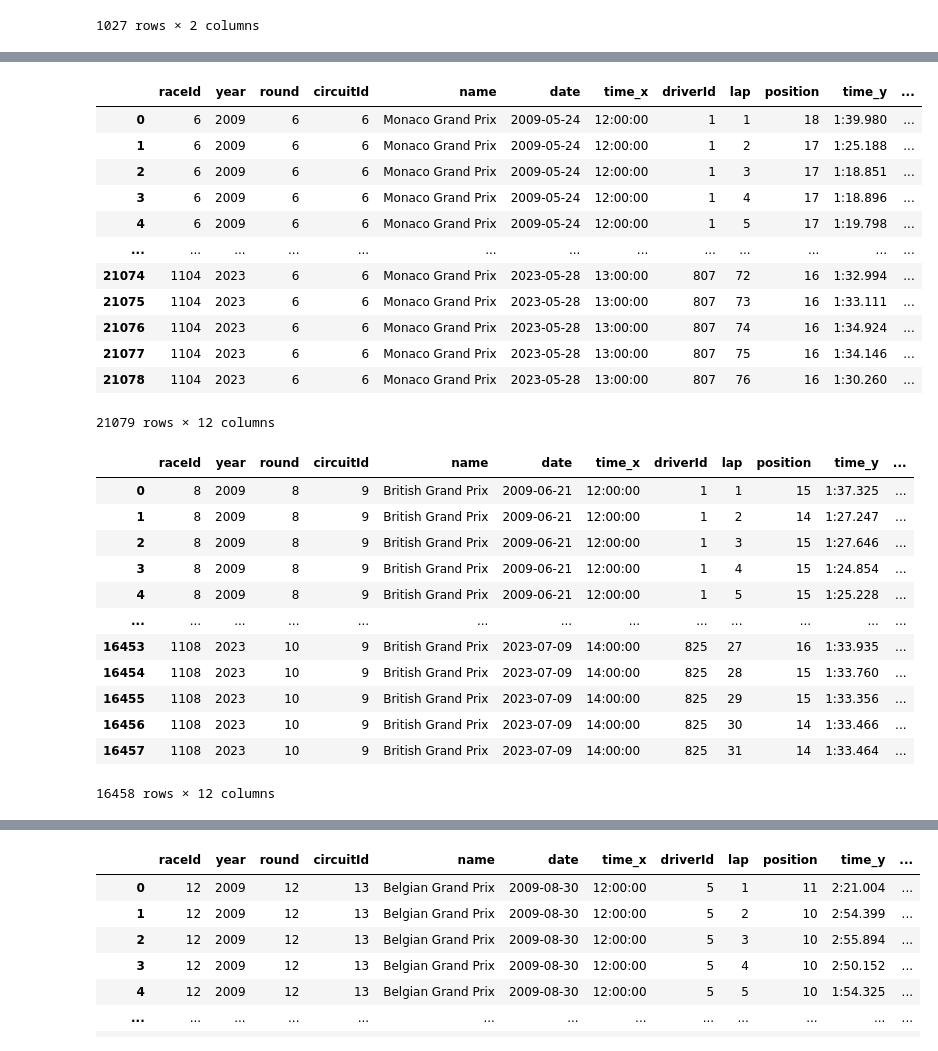
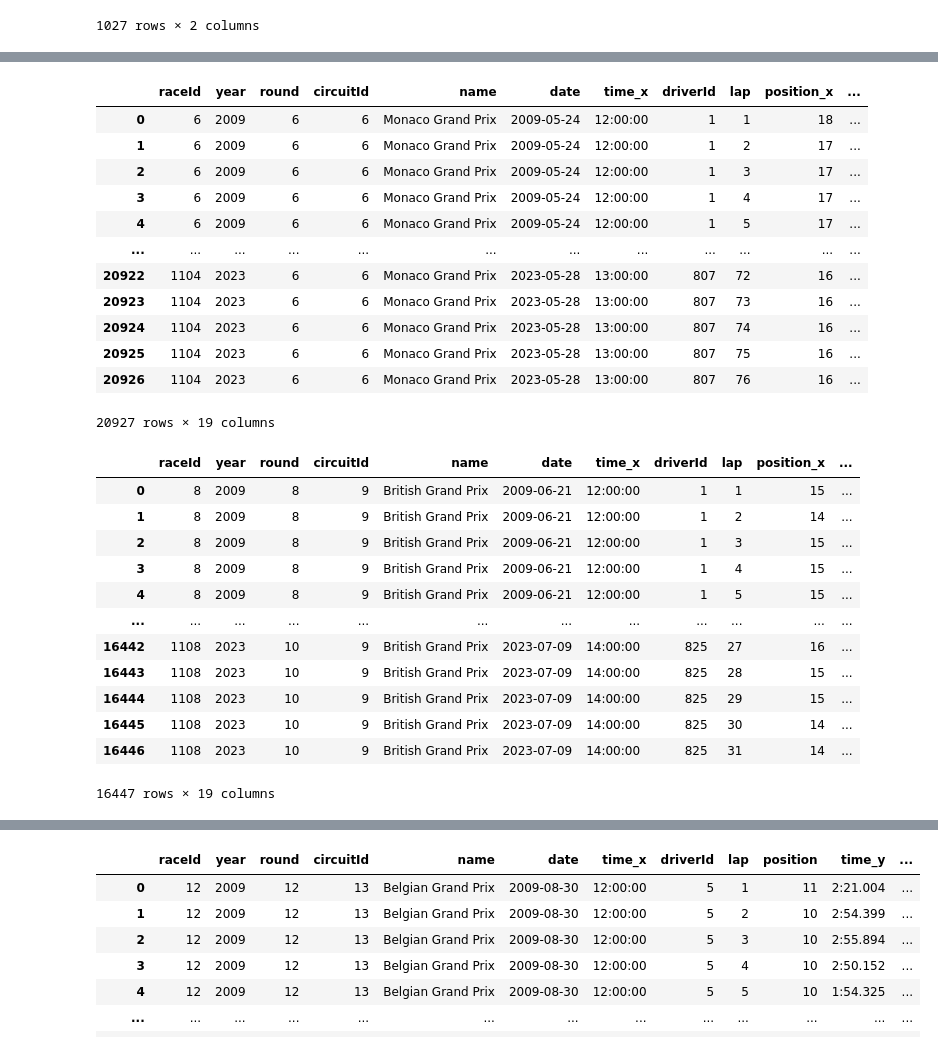
Before and after one commit to n8taylor/cs5830_final_project, a Jupyter notebook: finalProject.ipynb, the cells around one changed output, grey strips where cells are left out. Cells and saved outputs as stored; diff of their text form; code cells hidden in the pictures.

```diff
--- a/finalProject.ipynb
+++ b/finalProject.ipynb
@@ -389,7 +389,12 @@ australian_circuit = australian_circuit[australian_circuit.year >= 2008]
 australian_circuit.drop(['url', 'fp1_date','fp1_time', 'fp2_date', 'fp2_time', 'fp3_date', 'fp3_time', 'quali_date', 'quali_time', 'sprint_date', 'sprint_time'], axis=1,  inplace=True)
 
 lap_times = pd.read_csv('lap_times.csv')
+qualifying = pd.read_csv('qualifying.csv')
 
-merged_australian_circuit =  pd.merge(australian_circuit, lap_times, on='raceId')
+merger = ['raceId', 'driverId']
+
+australian_circuit =  pd.merge(australian_circuit, lap_times, on='raceId')
+
+merged_australian_circuit = pd.merge(australian_circuit, qualifying, on=merger)
 display(merged_australian_circuit)
 # %% [output]
@@ -452,45 +465,53 @@ display(merged_spanish_circuit)
 # %%
 monaco_circuit = races.loc[races['circuitId'] == 6]
 monaco_circuit = monaco_circuit[monaco_circuit.year >= 2008]
 monaco_circuit.drop(['url', 'fp1_date','fp1_time', 'fp2_date', 'fp2_time', 'fp3_date', 'fp3_time', 'quali_date', 'quali_time', 'sprint_date', 'sprint_time'], axis=1,  inplace=True)
 
-merged_monaco_circuit =  pd.merge(monaco_circuit, lap_times, on='raceId')
+merger = ['raceId', 'driverId']
+
+monaco_circuit =  pd.merge(monaco_circuit, lap_times, on='raceId')
+
+merged_monaco_circuit = pd.merge(monaco_circuit, qualifying, on=merger)
 display(merged_monaco_circuit)
 # %% [output]
-|  | raceId | year | round | circuitId | name | date | time_x | driverId | lap | position | time_y | ... |
-| 0 | 6 | 2009 | 6 | 6 | Monaco Grand Prix | 2009-05-24 | 12:00:00 | 1 | 1 | 18 | 1:39.980 | ... |
-| 1 | 6 | 2009 | 6 | 6 | Monaco Grand Prix | 2009-05-24 | 12:00:00 | 1 | 2 | 17 | 1:25.188 | ... |
-| 2 | 6 | 2009 | 6 | 6 | Monaco Grand Prix | 2009-05-24 | 12:00:00 | 1 | 3 | 17 | 1:18.851 | ... |
-| 3 | 6 | 2009 | 6 | 6 | Monaco Grand Prix | 2009-05-24 | 12:00:00 | 1 | 4 | 17 | 1:18.896 | ... |
-| 4 | 6 | 2009 | 6 | 6 | Monaco Grand Prix | 2009-05-24 | 12:00:00 | 1 | 5 | 17 | 1:19.798 | ... |
-| ... | ... | ... | ... | ... | ... | ... | ... | ... | ... | ... | ... | ... |
-| 21074 | 1104 | 2023 | 6 | 6 | Monaco Grand Prix | 2023-05-28 | 13:00:00 | 807 | 72 | 16 | 1:32.994 | ... |
-| 21075 | 1104 | 2023 | 6 | 6 | Monaco Grand Prix | 2023-05-28 | 13:00:00 | 807 | 73 | 16 | 1:33.111 | ... |
-| 21076 | 1104 | 2023 | 6 | 6 | Monaco Grand Prix | 2023-05-28 | 13:00:00 | 807 | 74 | 16 | 1:34.924 | ... |
-| 21077 | 1104 | 2023 | 6 | 6 | Monaco Grand Prix | 2023-05-28 | 13:00:00 | 807 | 75 | 16 | 1:34.146 | ... |
-| 21078 | 1104 | 2023 | 6 | 6 | Monaco Grand Prix | 2023-05-28 | 13:00:00 | 807 | 76 | 16 | 1:30.260 | ... |
+|  | raceId | year | round | circuitId | name | date | time_x | driverId | lap | position_x | ... |
+| 0 | 6 | 2009 | 6 | 6 | Monaco Grand Prix | 2009-05-24 | 12:00:00 | 1 | 1 | 18 | ... |
+| 1 | 6 | 2009 | 6 | 6 | Monaco Grand Prix | 2009-05-24 | 12:00:00 | 1 | 2 | 17 | ... |
+| 2 | 6 | 2009 | 6 | 6 | Monaco Grand Prix | 2009-05-24 | 12:00:00 | 1 | 3 | 17 | ... |
+| 3 | 6 | 2009 | 6 | 6 | Monaco Grand Prix | 2009-05-24 | 12:00:00 | 1 | 4 | 17 | ... |
+| 4 | 6 | 2009 | 6 | 6 | Monaco Grand Prix | 2009-05-24 | 12:00:00 | 1 | 5 | 17 | ... |
+| ... | ... | ... | ... | ... | ... | ... | ... | ... | ... | ... | ... |
+| 20922 | 1104 | 2023 | 6 | 6 | Monaco Grand Prix | 2023-05-28 | 13:00:00 | 807 | 72 | 16 | ... |
+| 20923 | 1104 | 2023 | 6 | 6 | Monaco Grand Prix | 2023-05-28 | 13:00:00 | 807 | 73 | 16 | ... |
+| 20924 | 1104 | 2023 | 6 | 6 | Monaco Grand Prix | 2023-05-28 | 13:00:00 | 807 | 74 | 16 | ... |
+| 20925 | 1104 | 2023 | 6 | 6 | Monaco Grand Prix | 2023-05-28 | 13:00:00 | 807 | 75 | 16 | ... |
+| 20926 | 1104 | 2023 | 6 | 6 | Monaco Grand Prix | 2023-05-28 | 13:00:00 | 807 | 76 | 16 | ... |
-21079 rows × 12 columns
+20927 rows × 19 columns
 # %%
 british_circuit = races.loc[races['circuitId'] == 9]
 british_circuit = british_circuit[british_circuit.year >= 2008]
 british_circuit.drop(['url', 'fp1_date','fp1_time', 'fp2_date', 'fp2_time', 'fp3_date', 'fp3_time', 'quali_date', 'quali_time', 'sprint_date', 'sprint_time'], axis=1,  inplace=True)
 
-merged_british_circuit =  pd.merge(british_circuit, lap_times, on='raceId')
+merger = ['raceId', 'driverId']
+
+british_circuit =  pd.merge(british_circuit, lap_times, on='raceId')
+
+merged_british_circuit = pd.merge(british_circuit, qualifying, on=merger)
 display(merged_british_circuit)
 # %% [output]
-|  | raceId | year | round | circuitId | name | date | time_x | driverId | lap | position | time_y | ... |
-| 0 | 8 | 2009 | 8 | 9 | British Grand Prix | 2009-06-21 | 12:00:00 | 1 | 1 | 15 | 1:37.325 | ... |
-| 1 | 8 | 2009 | 8 | 9 | British Grand Prix | 2009-06-21 | 12:00:00 | 1 | 2 | 14 | 1:27.247 | ... |
-| 2 | 8 | 2009 | 8 | 9 | British Grand Prix | 2009-06-21 | 12:00:00 | 1 | 3 | 15 | 1:27.646 | ... |
-| 3 | 8 | 2009 | 8 | 9 | British Grand Prix | 2009-06-21 | 12:00:00 | 1 | 4 | 15 | 1:24.854 | ... |
-| 4 | 8 | 2009 | 8 | 9 | British Grand Prix | 2009-06-21 | 12:00:00 | 1 | 5 | 15 | 1:25.228 | ... |
-| ... | ... | ... | ... | ... | ... | ... | ... | ... | ... | ... | ... | ... |
-| 16453 | 1108 | 2023 | 10 | 9 | British Grand Prix | 2023-07-09 | 14:00:00 | 825 | 27 | 16 | 1:33.935 | ... |
-| 16454 | 1108 | 2023 | 10 | 9 | British Grand Prix | 2023-07-09 | 14:00:00 | 825 | 28 | 15 | 1:33.760 | ... |
-| 16455 | 1108 | 2023 | 10 | 9 | British Grand Prix | 2023-07-09 | 14:00:00 | 825 | 29 | 15 | 1:33.356 | ... |
-| 16456 | 1108 | 2023 | 10 | 9 | British Grand Prix | 2023-07-09 | 14:00:00 | 825 | 30 | 14 | 1:33.466 | ... |
-| 16457 | 1108 | 2023 | 10 | 9 | British Grand Prix | 2023-07-09 | 14:00:00 | 825 | 31 | 14 | 1:33.464 | ... |
+|  | raceId | year | round | circuitId | name | date | time_x | driverId | lap | position_x | ... |
+| 0 | 8 | 2009 | 8 | 9 | British Grand Prix | 2009-06-21 | 12:00:00 | 1 | 1 | 15 | ... |
+| 1 | 8 | 2009 | 8 | 9 | British Grand Prix | 2009-06-21 | 12:00:00 | 1 | 2 | 14 | ... |
+| 2 | 8 | 2009 | 8 | 9 | British Grand Prix | 2009-06-21 | 12:00:00 | 1 | 3 | 15 | ... |
+| 3 | 8 | 2009 | 8 | 9 | British Grand Prix | 2009-06-21 | 12:00:00 | 1 | 4 | 15 | ... |
+| 4 | 8 | 2009 | 8 | 9 | British Grand Prix | 2009-06-21 | 12:00:00 | 1 | 5 | 15 | ... |
+| ... | ... | ... | ... | ... | ... | ... | ... | ... | ... | ... | ... |
+| 16442 | 1108 | 2023 | 10 | 9 | British Grand Prix | 2023-07-09 | 14:00:00 | 825 | 27 | 16 | ... |
+| 16443 | 1108 | 2023 | 10 | 9 | British Grand Prix | 2023-07-09 | 14:00:00 | 825 | 28 | 15 | ... |
+| 16444 | 1108 | 2023 | 10 | 9 | British Grand Prix | 2023-07-09 | 14:00:00 | 825 | 29 | 15 | ... |
+| 16445 | 1108 | 2023 | 10 | 9 | British Grand Prix | 2023-07-09 | 14:00:00 | 825 | 30 | 14 | ... |
+| 16446 | 1108 | 2023 | 10 | 9 | British Grand Prix | 2023-07-09 | 14:00:00 | 825 | 31 | 14 | ... |
-16458 rows × 12 columns
+16447 rows × 19 columns
 # %%
 hungarian_circuit = races.loc[races['circuitId'] == 11]
 hungarian_circuit = hungarian_circuit[hungarian_circuit.year >= 2008]
```
Also changed, not shown: parts of 10 cells of this notebook.
